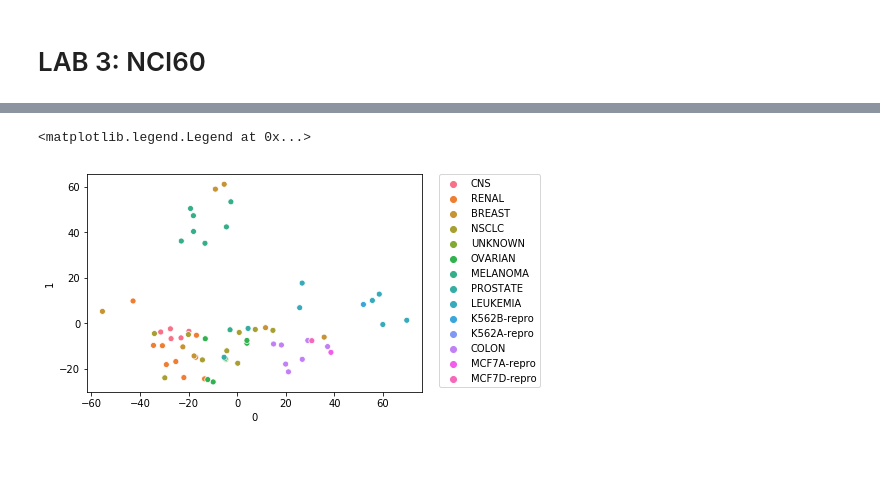
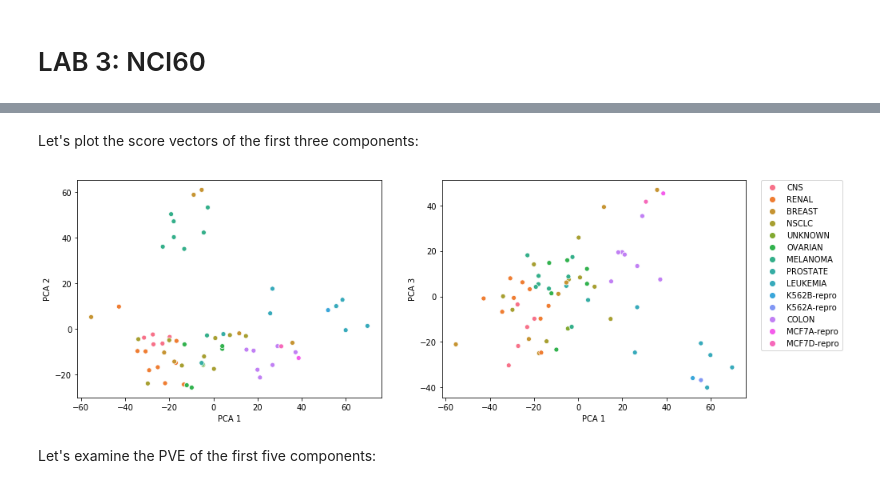
Before and after one commit to martinagvilas/intro_stat_learning, a Jupyter notebook: notebooks/lab3_nci60.ipynb, the cells around one changed output, grey strips where cells are left out. Cells and saved outputs as stored; diff of their text form; code cells hidden in the pictures; blank space fills up the shorter version.

```diff
--- a/notebooks/lab3_nci60.ipynb
+++ b/notebooks/lab3_nci60.ipynb
@@ -60,0 +42,10 @@ print(x)
+# %%
+# Convert data, to numpy arrays
+cancer_labels = nci_labels_df.values.flat
+print(np.shape(cancer_labels))
+genes = nci_data_df.columns.values[1:]
+print(np.shape(genes))
+cells = nci_data_df.iloc[:,0].to_numpy()
+print(np.shape(cells))
+nci_data = nci_data_df.loc[:,genes].values
+print(np.shape(nci_data))
@@ -60,0 +61,4 @@ print(x)
+# %%
+# Standarize data
+scaler = StandardScaler()
+nci_scaled = scaler.fit_transform(nci_data)
@@ -61,4 +67,4 @@ print(x)
 # %%
 # Compute PCA
 pca = PCA()
-pca_data = pca.fit_transform(x)
+pca_data = pca.fit_transform(nci_scaled)
@@ -88,5 +77,4 @@ print(pca_loadings_df)
 # %%
-# Examine score vectos
+# Define score vectors
 pca_score_vectors = pca_data
-pca_score_vectors_df = pd.DataFrame(pca_score_vectors, index=observations)
-print(pca_score_vectors_df)
+pca_score_vectors_df = pd.DataFrame(pca_score_vectors, index=cells)
@@ -111,9 +81,23 @@ V64  -0.670834  1.236942e-14
-# %%
-from seaborn import scatterplot
-
-ax = scatterplot(pca_score_vectors_df.iloc[:, 0], pca_score_vectors_df.iloc[:, 1], hue=cancer_label);
-plt.legend(bbox_to_anchor=(1.05, 1), loc=2, borderaxespad=0.);
-# %% [output]
-<matplotlib.legend.Legend at 0x...>
-[figure, removed]
+# %% [markdown]
+Let's plot the score vectors of the first three components:
+# %%
+fig, (ax1, ax2) = plt.subplots(1,2, figsize=(15, 5))
+
+scatterplot(pca_score_vectors_df.iloc[:, 0], pca_score_vectors_df.iloc[:, 1],
+            hue=cancer_labels,
+            legend=False,
+            ax=ax1);
+ax1.set_xlabel('PCA 1');
+ax1.set_ylabel('PCA 2');
+
+scatterplot(pca_score_vectors_df.iloc[:, 0], pca_score_vectors_df.iloc[:, 2],
+            hue=cancer_labels,
+            ax=ax2);
+ax2.legend(bbox_to_anchor=(1.05, 1), loc=2, borderaxespad=0.);
+ax2.set_xlabel('PCA 1');
+ax2.set_ylabel('PCA 3');
+# %% [output]
+[figure, added]
+# %% [markdown]
+Let's examine the PVE of the first five components:
 # %%
```
Also changed, not shown: parts of 31 cells of this notebook.
